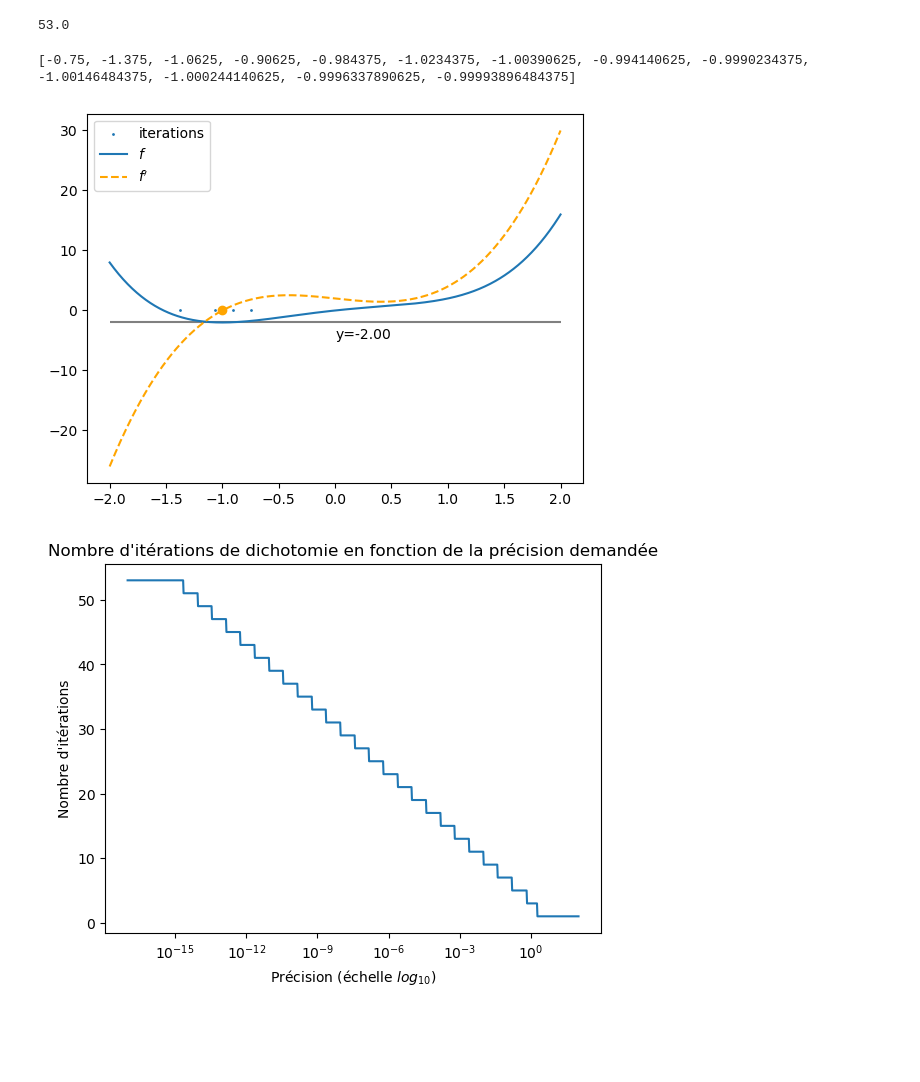
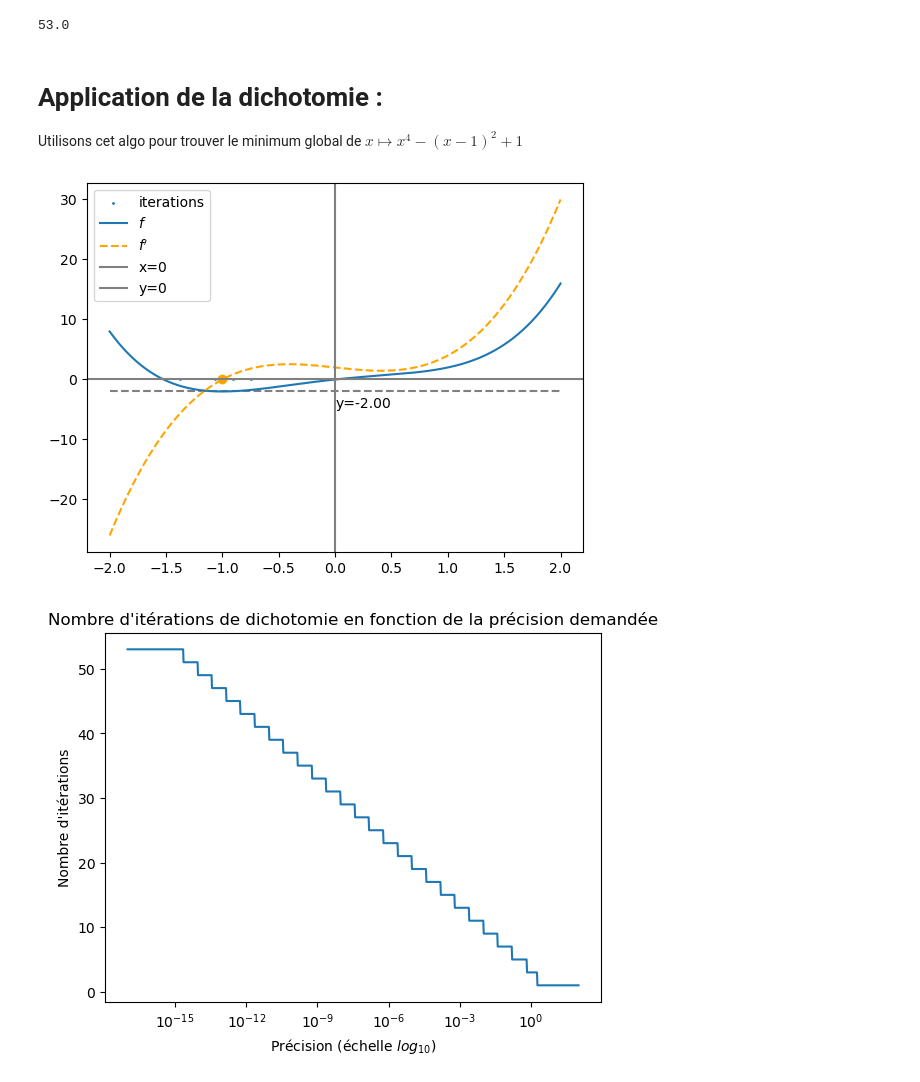
Before and after one commit to SuperMuel/HAX606X-Optimisation-convexe, a Jupyter notebook: tp2.ipynb, the cells around one changed output. Drawn from its saved outputs; the diff is of its cells as text; code cells hidden in the pictures; blank space fills up the shorter version.

```diff
--- a/tp2.ipynb
+++ b/tp2.ipynb
@@ -92,40 +92,45 @@ def dichotomie_bornee(f, a, b, e, sols: List[float] = None):
         else:
             a = c
     return c
+# %% [markdown]
+# Application de la dichotomie :
+Utilisons cet algo pour trouver le minimum global de $x\mapsto x^4 - (x-1)^2 +1$
 # %%
 import matplotlib.pyplot as plt
 
 def f(x):
     return x**4 - (x-1)**2 +1
 
 def df(x):
     return 4*x**3 -2*x + 2
 
 a,b=(-2,2)
 x = np.linspace(a,b,500)
 y = f(x)
 dy= df(x)
 
 sols = []
 dr1 = dichotomie_bornee(df, -2, 0.5, 0.001,sols)
 ymin=f(dr1)
 
 plt.scatter(sols,[0]*len(sols) ,s=1, label="iterations")
 
 plt.scatter([dr1], [df(dr1)],color="orange")
 
-plt.hlines(ymin,a,b, color="grey")
+plt.hlines(ymin,a,b, color="grey", linestyle="--")
 plt.text(0, -4, f'y={ymin:.2f}', ha='left', va='center')
 
 plt.plot(x,y,label="$f$")
 plt.plot(x,dy, linestyle="--",color="orange", label="$f'$")
 
+plt.axvline(x=0, c="grey", label="x=0")
+plt.axhline(y=0, c="grey", label="y=0")
+
 plt.legend()
 
 plt.show()
 # %% [output]
-[-0.75, -1.375, -1.0625, -0.90625, -0.984375, -1.0234375, -1.00390625, -0.994140625, -0.9990234375, -1.00146484375, -1.000244140625, -0.9996337890625, -0.99993896484375]
-[figure, old version]
+[figure, new version]
 # %%
 # Nombre d'itérations en fonction de la précision
 precisions = np.logspace(-17, 2, num=1000, base=10)
```
Also changed, not shown: parts of 10 cells of this notebook, 4 other files.
